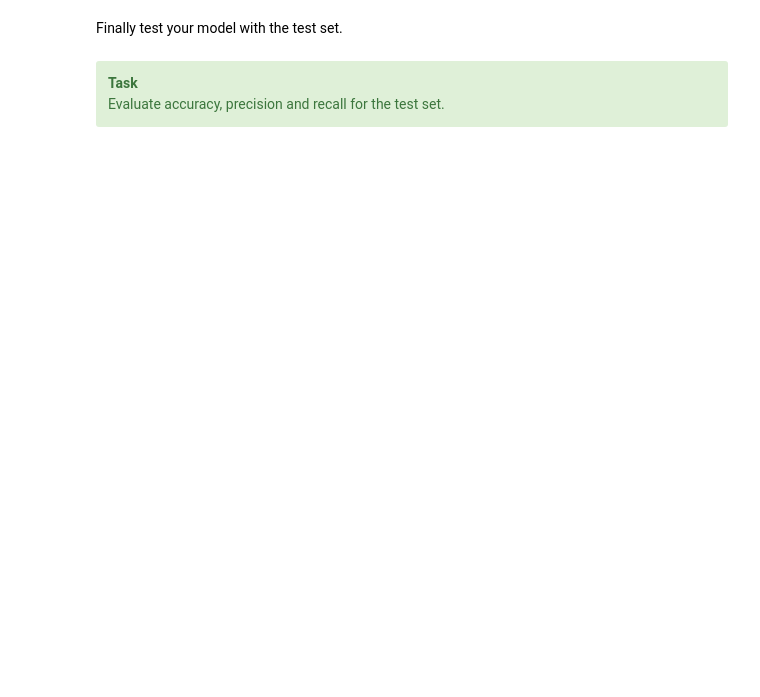
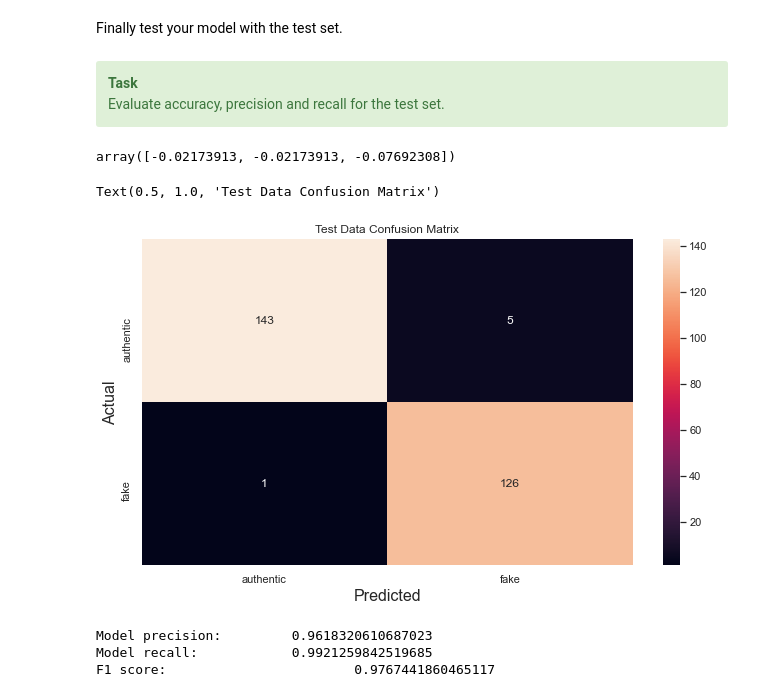
Before and after one commit to alpargur/machine-learning-101, a Jupyter notebook: dev/03-Classification/03-Classification.ipynb, the cells around one changed output. Drawn from its saved outputs; the diff is of its cells as text; code cells hidden in the pictures; blank space fills up the shorter version.

```diff
--- a/dev/03-Classification/03-Classification.ipynb
+++ b/dev/03-Classification/03-Classification.ipynb
@@ -245,3 +317,30 @@ Evaluate accuracy, precision and recall for the test set.
 </div>
 # %%
 # Write Your Code Here
+
+# evaluate model
+test_scores = cross_val_score(sgd_clf, X_test_scaled, y_test, scoring='neg_mean_squared_error', cv=3)
+test_scores
+# %% [output]
+array([-0.02173913, -0.02173913, -0.07692308])
+# %%
+# confusion matrix
+y_test_pred = cross_val_predict(sgd_clf, X_test, y_test, cv=3)
+
+tickLabels = ['authentic', 'fake']
+ax = sns.heatmap(confusion_matrix(y_test, y_test_pred), annot=True, fmt="d", yticklabels=tickLabels, xticklabels=tickLabels,)
+ax.set_xlabel('Predicted', fontsize=16)
+ax.set_ylabel('Actual', fontsize=16);
+plt.title('Test Data Confusion Matrix')
+# %% [output]
+Text(0.5, 1.0, 'Test Data Confusion Matrix')
+[figure, added]
+# %%
+# precision, recall, f1
+print('Model precision:\t', precision_score(y_test, y_test_pred))
+print('Model recall:\t\t', recall_score(y_test, y_test_pred))
+print('F1 score:\t\t\t', f1_score(y_test, y_test_pred))
+# %% [output]
+Model precision:         0.9618320610687023
+Model recall:            0.9921259842519685
+F1 score:                        0.9767441860465117
```
Also changed, not shown: parts of 33 cells of this notebook.
